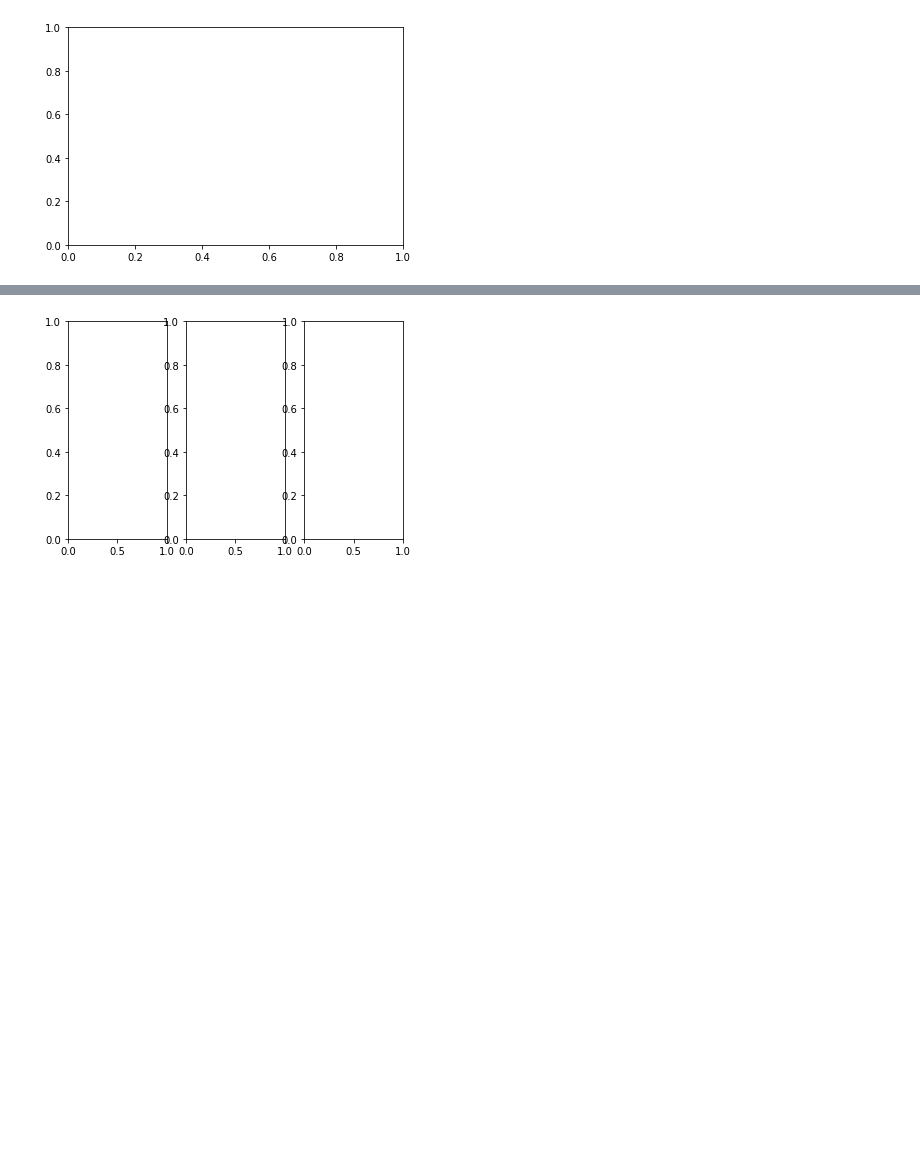
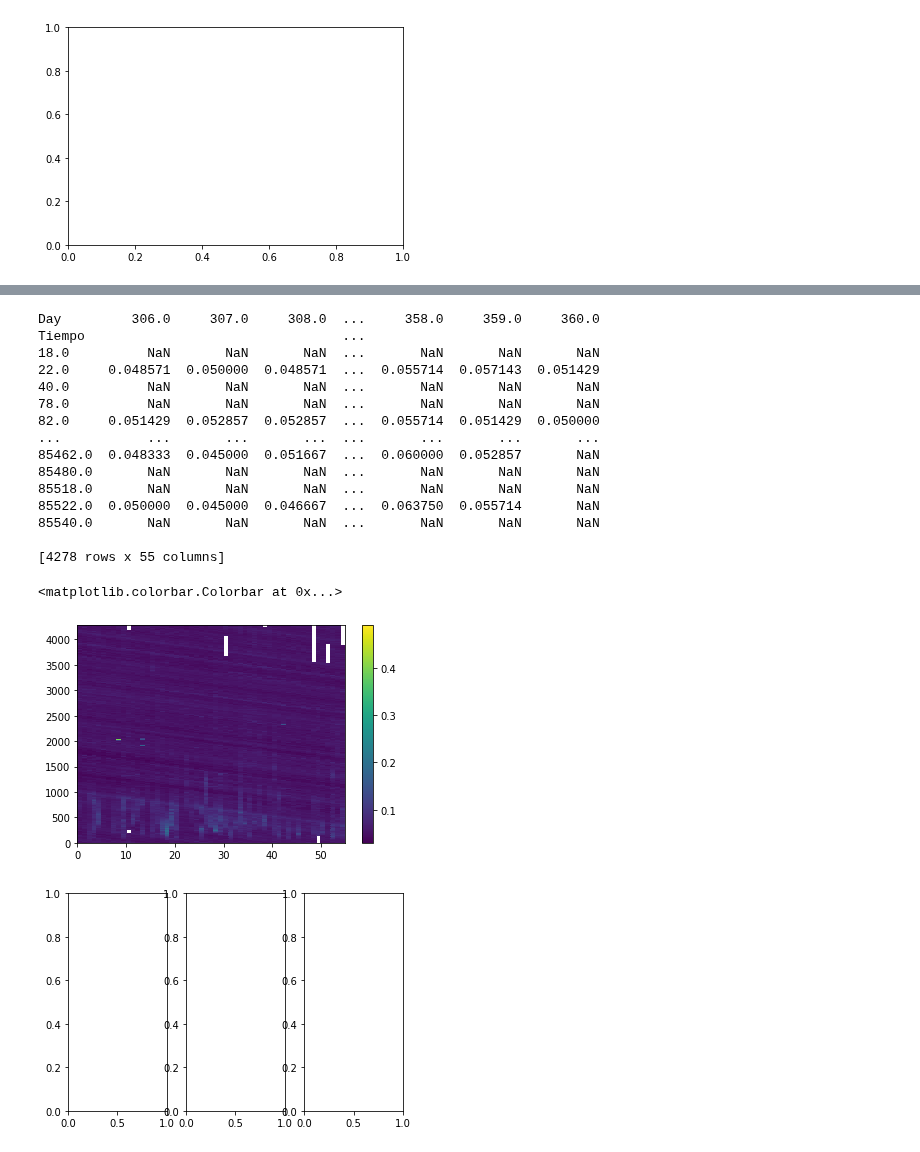
Before and after one commit to georgesteve/Research-Assitant-ML-ROJ, a Jupyter notebook: Grafico_de_S4_heatmap.ipynb, the cells around one changed output, grey strips where cells are left out. Saved outputs shown, nothing was run; the diff lists cells and outputs as text; code cells hidden in the pictures; blank space fills up the shorter version.

```diff
--- a/Grafico_de_S4_heatmap.ipynb
+++ b/Grafico_de_S4_heatmap.ipynb
@@ -355,3 +355,34 @@ date_time
+# %%
+b=s4_1min
+
+piv = pd.pivot_table(df, index='Tiempo', columns='Day', values='S4')
+print(piv)
+xi = np.linspace(b.Day.min(), b.Day.max(), 600)
+yi = np.linspace(b.Tiempo.min(), b.Tiempo.max(), 600)
+
+fig, ax = plt.subplots()
+gra=ax.pcolormesh(piv)
+fig.colorbar(gra)
+
+#https://stackoverflow.com/questions/43525546/plotting-pcolormesh-from-filtered-pandas-dataframe-for-defined-x-y-ranges-even
+# %% [output]
+Day         306.0     307.0     308.0  ...     358.0     359.0     360.0
+Tiempo                                 ...
+18.0          NaN       NaN       NaN  ...       NaN       NaN       NaN
+22.0     0.048571  0.050000  0.048571  ...  0.055714  0.057143  0.051429
+40.0          NaN       NaN       NaN  ...       NaN       NaN       NaN
+78.0          NaN       NaN       NaN  ...       NaN       NaN       NaN
+82.0     0.051429  0.052857  0.052857  ...  0.055714  0.051429  0.050000
+...           ...       ...       ...  ...       ...       ...       ...
+85462.0  0.048333  0.045000  0.051667  ...  0.060000  0.052857       NaN
+85480.0       NaN       NaN       NaN  ...       NaN       NaN       NaN
+85518.0       NaN       NaN       NaN  ...       NaN       NaN       NaN
+85522.0  0.050000  0.045000  0.046667  ...  0.063750  0.055714       NaN
+85540.0       NaN       NaN       NaN  ...       NaN       NaN       NaN
+
+[4278 rows x 55 columns]
+<matplotlib.colorbar.Colorbar at 0x...>
+[figure, added]
 # %%
 import matplotlib.pyplot as plt
 from matplotlib import colors
```
Also changed, not shown: parts of 3 cells of this notebook.
